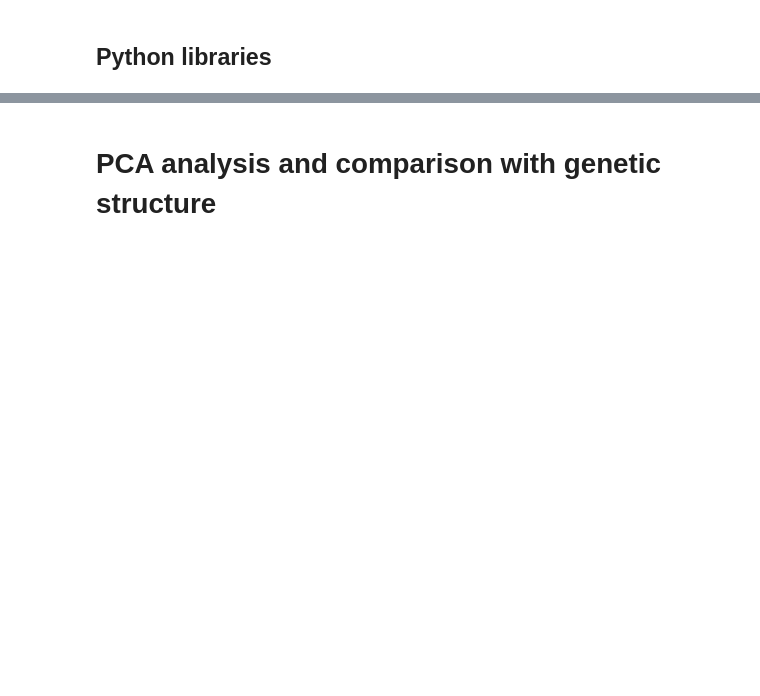
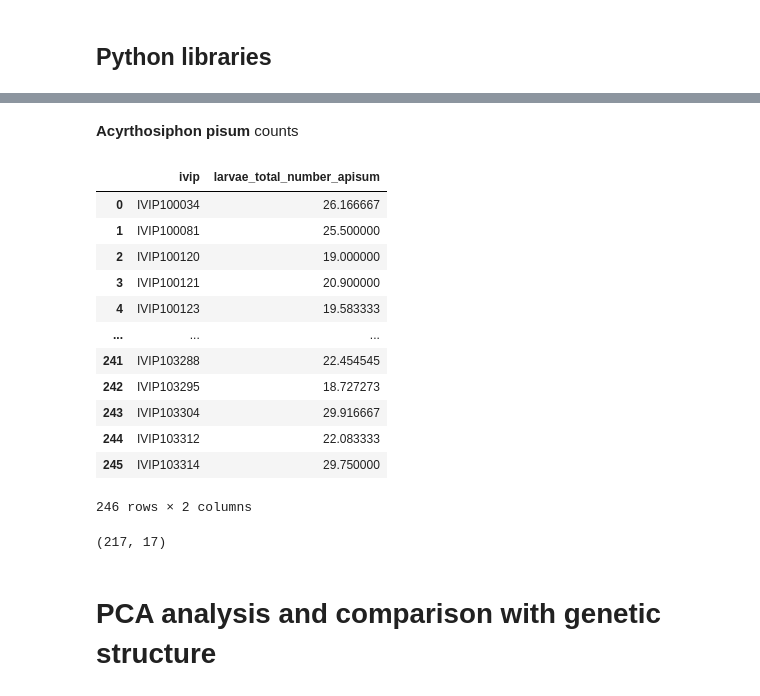
Before and after one commit to igepp-egi/faba_specifics, a Jupyter notebook: 02.analyses/01.GWAS/03.pop_structure_based_on_phenology/analysis_structure.ipynb, the cells around one changed output, grey strips where cells are left out. Saved outputs shown, nothing was run; the diff lists cells and outputs as text; code cells hidden in the pictures; blank space fills up the shorter version.

```diff
--- a/02.analyses/01.GWAS/03.pop_structure_based_on_phenology/analysis_structure.ipynb
+++ b/02.analyses/01.GWAS/03.pop_structure_based_on_phenology/analysis_structure.ipynb
@@ -111,3 +142,37 @@ plot_nominal_distributions(pheno_df_reduced, width=8, height=6)
+# %% [markdown]
+**Acyrthosiphon pisum** counts
+# %%
+acyrthosiphon_pisum_data = pd.read_csv("../../../01.data/2023_screen_specifics_251genotypes/01.acyrthosiphon_pisum_P123amp_on_faba_collection/acyrthospipon_pisum_fecundity_on_faba_collection.csv", sep=",")
+acyrthosiphon_pisum_data_reduced = acyrthosiphon_pisum_data.loc[:, ['ivip', 'larvae_total_number']].dropna()
+
+# average number of larvae per ivip code
+acyrthosiphon_pisum_data_averaged = acyrthosiphon_pisum_data_reduced.groupby('ivip')['larvae_total_number'].mean()
+
+# convert the series to a dataframe
+acyrthosiphon_pisum_data_averaged = acyrthosiphon_pisum_data_averaged.reset_index()
+acyrthosiphon_pisum_data_averaged.rename(columns={'larvae_total_number': 'larvae_total_number_apisum'}, inplace=True)
+acyrthosiphon_pisum_data_averaged
+# %% [output]
+|  | ivip | larvae_total_number_apisum |
+| 0 | IVIP100034 | 26.166667 |
+| 1 | IVIP100081 | 25.500000 |
+| 2 | IVIP100120 | 19.000000 |
+| 3 | IVIP100121 | 20.900000 |
+| 4 | IVIP100123 | 19.583333 |
+| ... | ... | ... |
+| 241 | IVIP103288 | 22.454545 |
+| 242 | IVIP103295 | 18.727273 |
+| 243 | IVIP103304 | 29.916667 |
+| 244 | IVIP103312 | 22.083333 |
+| 245 | IVIP103314 | 29.750000 |
+246 rows × 2 columns
+# %%
+# Add larvae_total_number to pheno_df
+pheno_aphids_df = pheno_df.merge(aphis_fabae_data_averaged, on="ivip", how="inner")
+pheno_aphids_df = pheno_aphids_df.merge(acyrthosiphon_pisum_data_averaged, on="ivip", how="inner")
+pheno_aphids_df.shape
+# %% [output]
+(217, 17)
 # %% [markdown]
 # PCA analysis and comparison with genetic structure
 # %% [markdown]
```
Also changed, not shown: parts of 14 cells of this notebook, 1 other file.
